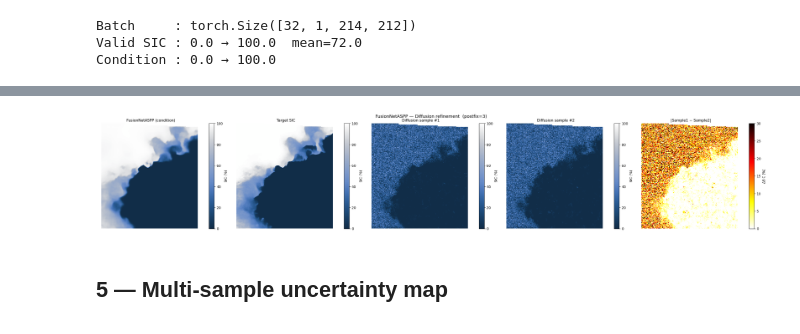
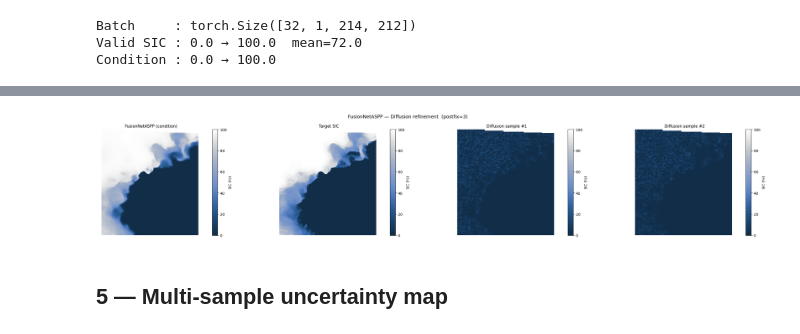
Before and after one commit to NinnaL/Master-thesis---Super-resolution-sea-ice-concentration-using-generative-AI, a Jupyter notebook: Code/diffusion_SR_ASIP_from_AMSR2.ipynb, the cells around one changed output, grey strips where cells are left out. Cells and saved outputs as stored; diff of their text form; code cells hidden in the pictures.

```diff
--- a/Code/diffusion_SR_ASIP_from_AMSR2.ipynb
+++ b/Code/diffusion_SR_ASIP_from_AMSR2.ipynb
@@ -173,44 +310,60 @@ Done.
 # %%
-idx       = SAMPLE_IDX
-sic_raw   = sic[idx, 0].cpu().numpy()
-plot_mask = mask[idx, 0].cpu().numpy().astype(bool) | (sic_raw >= SIC_SENTINEL_MIN)
+sample_path = f'{OUTPUT_DIR}/samples_{mdl_cls.name.lower()}_{postfix}_idx{SAMPLE_IDX}.npz'
 
-sic_np   = np.where(plot_mask, np.nan, sic_raw)
-y_np     = np.where(plot_mask, np.nan, np.clip(y[idx, 0].detach().cpu().numpy(), 0, 100))
-est1_np  = np.where(plot_mask, np.nan, np.clip(x_estim[idx,  0].detach().cpu().numpy(), 0, 100))
-est2_np  = np.where(plot_mask, np.nan, np.clip(x_estim2[idx, 0].detach().cpu().numpy(), 0, 100))
-diff_np  = np.where(plot_mask, np.nan, np.abs(est1_np - est2_np))
+if os.path.exists(sample_path):
+    data     = np.load(sample_path)
+    sic_raw  = data['sic_raw']
+    y_raw    = data['y_raw']
+    est1_raw = data['x_estim']
+    est2_raw = data['x_estim2']
+    mask_raw = data['mask_raw'].astype(bool)
+    print(f'Loaded samples from {sample_path}')
+else:
+    # Fall back to live tensors if no saved samples
+    sic_raw  = sic[SAMPLE_IDX, 0].cpu().numpy()
+    y_raw    = y[SAMPLE_IDX, 0].detach().cpu().numpy()
+    est1_raw = x_estim[SAMPLE_IDX,  0].detach().cpu().numpy()
+    est2_raw = x_estim2[SAMPLE_IDX, 0].detach().cpu().numpy()
+    mask_raw = mask[SAMPLE_IDX, 0].cpu().numpy().astype(bool)
+
+plot_mask = mask_raw | (sic_raw >= SIC_SENTINEL_MIN)
+
+sic_np  = np.where(plot_mask, np.nan, sic_raw)
+y_np    = np.where(plot_mask, np.nan, np.clip(y_raw,   0, 100))
+est1_np = np.where(plot_mask, np.nan, np.clip(est1_raw, 0, 100))
+est2_np = np.where(plot_mask, np.nan, np.clip(est2_raw, 0, 100))
+diff_np = np.where(plot_mask, np.nan, np.abs(est1_np - est2_np))
 
 try:
     import cmcrameri as cmc
     def truncate_colormap(cmap, minval=0.0, maxval=1.0, n=100):
         return mcolors.LinearSegmentedColormap.from_list(
             f'trunc({cmap.name},{minval:.2f},{maxval:.2f})',
             cmap(np.linspace(minval, maxval, n)))
     sic_cmap = truncate_colormap(cmc.cm.oslo, minval=0.2, maxval=1, n=100)
 except ImportError:
     sic_cmap = plt.cm.Blues_r.copy()
     sic_cmap.set_bad('lightgray')
 
 fig, axes = plt.subplots(1, 4, figsize=(28, 5))
 panels = [
     (y_np,    f'{mdl_cls.name} (condition)', sic_cmap, 0, 100, 'SIC (%)'),
     (sic_np,  'Target SIC',                  sic_cmap, 0, 100, 'SIC (%)'),
     (est1_np, 'Diffusion sample #1',          sic_cmap, 0, 100, 'SIC (%)'),
     (est2_np, 'Diffusion sample #2',          sic_cmap, 0, 100, 'SIC (%)'),
     # (diff_np, '|Sample1 − Sample2|',          'hot_r',  0,  30, 'ΔSIC (%)'),
 ]
 for ax, (arr, title, cm, vn, vx, label) in zip(axes, panels):
     im = ax.imshow(arr, cmap=cm, vmin=vn, vmax=vx, interpolation='nearest')
     ax.set_title(title, fontsize=11)
     ax.axis('off')
     plt.colorbar(im, ax=ax, fraction=0.046, label=label)
 
 plt.suptitle(f'{mdl_cls.name} — Diffusion refinement  (postfix={postfix})', fontsize=13)
 plt.tight_layout()
 plt.show()
 # %% [output]
-[figure, old version]
+[figure, new version]
 # %% [markdown]
 ## 5 — Multi-sample uncertainty map
 # %%
```
Also changed, not shown: parts of 8 cells of this notebook, 7 other files.
